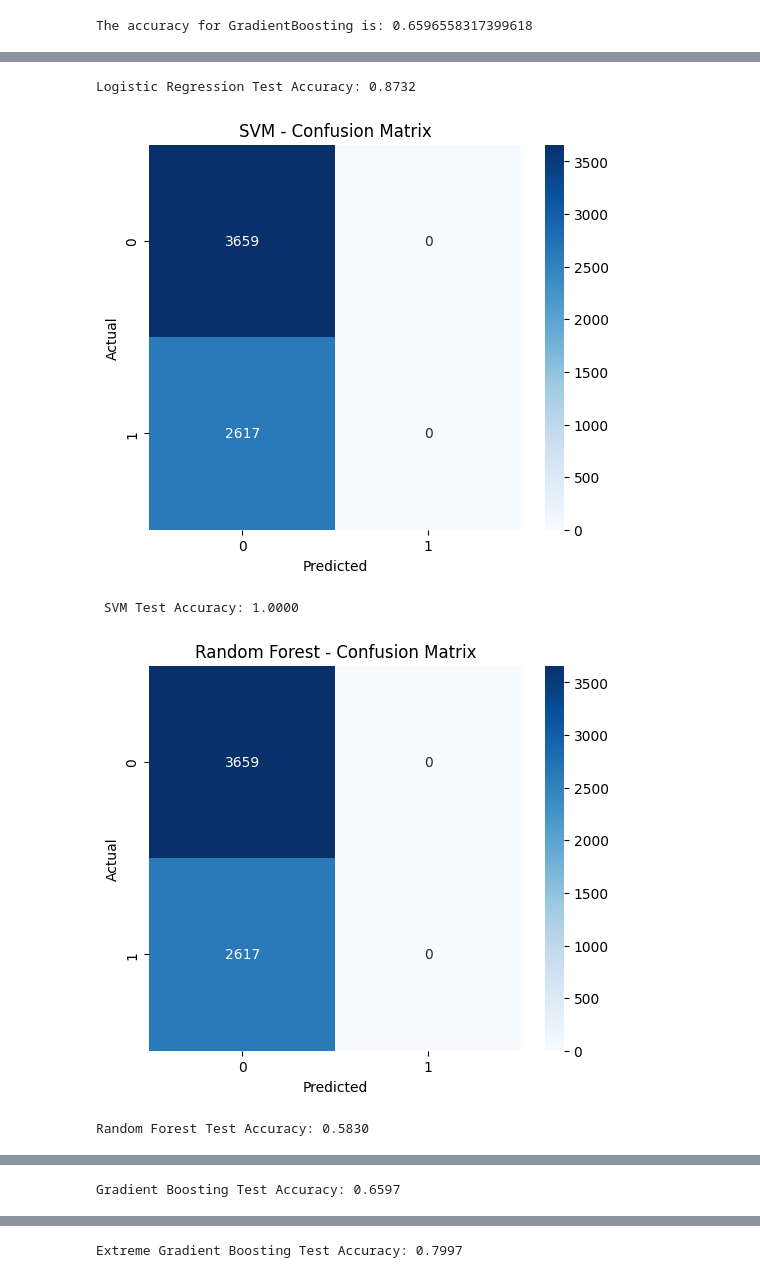
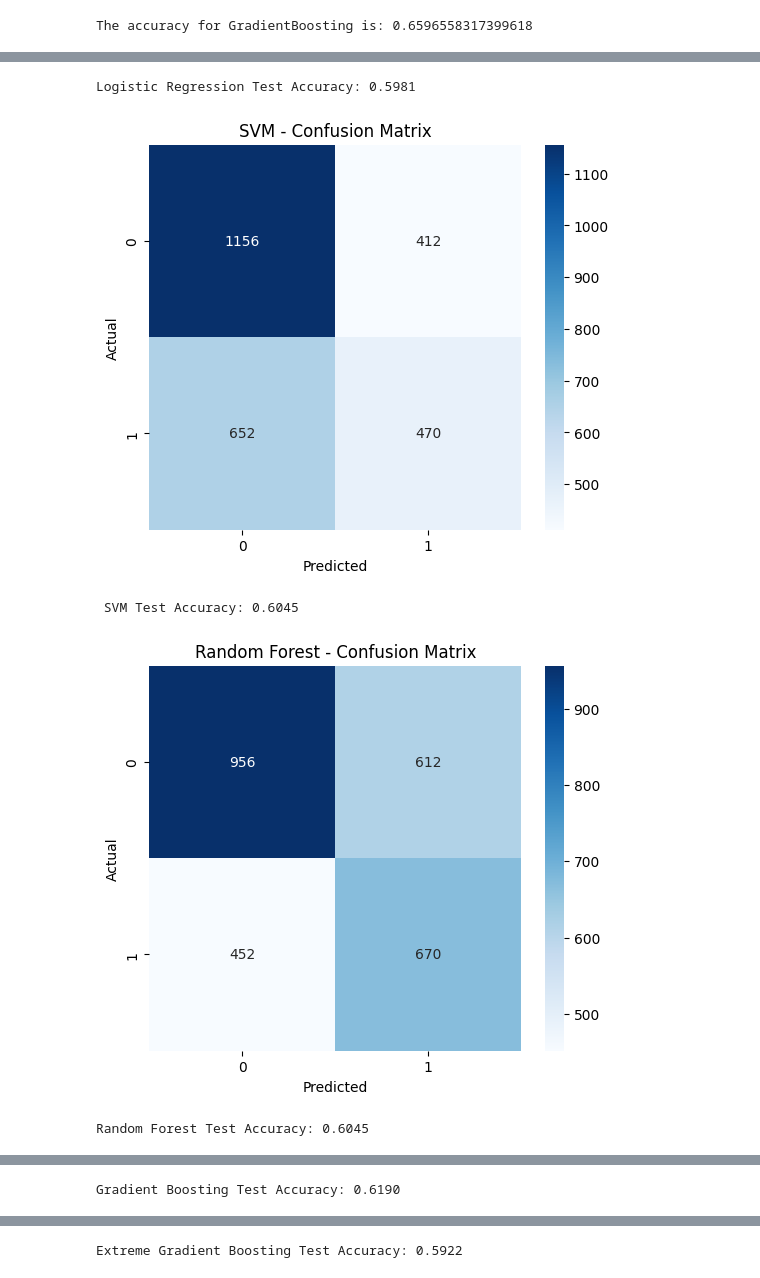
Before and after one commit to Rushavvv/car_insurance_prediction, a Jupyter notebook: 23048581_RushavSthapit.ipynb, the cells around one changed output, grey strips where cells are left out. Cells and saved outputs as stored; diff of their text form; code cells hidden in the pictures.

```diff
--- a/23048581_RushavSthapit.ipynb
+++ b/23048581_RushavSthapit.ipynb
@@ -365,15 +400,13 @@ Random Forest
 # %%
+# Trainig Random Forest
 from sklearn.ensemble import RandomForestClassifier
 from sklearn.metrics import accuracy_score
 
 rf = RandomForestClassifier(
-    n_estimators=400,
-    max_depth=6,
-    min_samples_leaf=30,
-    min_samples_split=60,
-    max_features='sqrt',
-    random_state=42,
-    n_jobs=-1
+    n_estimators=1000,
+    max_depth=10,
+    class_weight='balanced',
+    random_state=42
 )
 
 rf.fit(X_train, y_train)
@@ -473,63 +544,64 @@ print(f"The accuracy for GradientBoosting is: {gb_accuracy}")
 # %% [output]
 The accuracy for GradientBoosting is: 0.6596558317399618
 # %%
+# Plotting Confusion Matrices for All Models
 from sklearn.metrics import confusion_matrix
 import matplotlib.pyplot as plt
 import seaborn as sns
 
-logistic_pred_test = log.predict(X_train)
-svm_pred_test = svm.predict(X_train)
-rf_pred_test = rf.predict(X_train)
-gb_pred_test = gb.predict(X_train)
-xgb_pred_test = xgb.predict(X_train)
+logistic_pred_test = log.predict(X_test)
+svm_pred_test = svm.predict(X_test)
+rf_pred_test = rf.predict(X_test)
+gb_pred_test = gb.predict(X_test)
+xgb_pred_test = xgb.predict(X_test)
 
 # Logistic Regression Confusion Matrix
-cm_logistic = confusion_matrix(y_train, logistic_pred_test)
+cm_logistic = confusion_matrix(y_test, logistic_pred_test)
 plt.figure(figsize=(6, 5))
 sns.heatmap(cm_logistic, annot=True, fmt='d', cmap='Blues')
 plt.title('Logistic Regression - Confusion Matrix')
 plt.xlabel('Predicted')
 plt.ylabel('Actual')
 plt.show()
-print(f"Logistic Regression Test Accuracy: {accuracy_score(y_train, logistic_pred_test):.4f}\n")
+print(f"Logistic Regression Test Accuracy: {accuracy_score(y_test, logistic_pred_test):.4f}\n")
 
 # SVM Confusion Matrix
-cm_svm = confusion_matrix(y_train, svm_pred_test)
+cm_svm = confusion_matrix(y_test, svm_pred_test)
 plt.figure(figsize=(6, 5))
-sns.heatmap(cm_rf, annot=True, fmt='d', cmap='Blues')
+sns.heatmap(cm_svm, annot=True, fmt='d', cmap='Blues')
 plt.title('SVM - Confusion Matrix')
 plt.xlabel('Predicted')
 plt.ylabel('Actual')
 plt.show()
-print(f" SVM Test Accuracy: {accuracy_score(y_train, svm_pred_test):.4f}\n")
+print(f" SVM Test Accuracy: {accuracy_score(y_test, svm_pred_test):.4f}\n")
 
 # Random Forest Confusion Matrix
-cm_rf = confusion_matrix(y_train, rf_pred_test)
+cm_rf = confusion_matrix(y_test, rf_pred_test)
 plt.figure(figsize=(6, 5))
 sns.heatmap(cm_rf, annot=True, fmt='d', cmap='Blues')
 plt.title('Random Forest - Confusion Matrix')
 plt.xlabel('Predicted')
 plt.ylabel('Actual')
 plt.show()
-print(f"Random Forest Test Accuracy: {accuracy_score(y_train, rf_pred_test):.4f}\n")
+print(f"Random Forest Test Accuracy: {accuracy_score(y_test, rf_pred_test):.4f}\n")
 
 # Gradient Boosting Confusion Matrix
-cm_gb = confusion_matrix(y_train, gb_pred_test)
+cm_gb = confusion_matrix(y_test, gb_pred_test)
 plt.figure(figsize=(6, 5))
 sns.heatmap(cm_gb, annot=True, fmt='d', cmap='Blues')
 plt.title('Gradient Boosting - Confusion Matrix')
 plt.xlabel('Predicted')
 plt.ylabel('Actual')
 plt.show()
-print(f"Gradient Boosting Test Accuracy: {accuracy_score(y_train, gb_pred_test):.4f}")
+print(f"Gradient Boosting Test Accuracy: {accuracy_score(y_test, gb_pred_test):.4f}")
 
 # Extreme Gradient Boosting Confusion Matrix
-cm_xgb = confusion_matrix(y_train, xgb_pred_test)
+cm_xgb = confusion_matrix(y_test, xgb_pred_test)
 plt.figure(figsize=(6, 5))
 sns.heatmap(cm_xgb, annot=True, fmt='d', cmap='Blues')
 plt.title('Extreme Gradient Boosting - Confusion Matrix')
 plt.xlabel('Predicted')
 plt.ylabel('Actual')
 plt.show()
-print(f"Extreme Gradient Boosting Test Accuracy: {accuracy_score(y_train, xgb_pred_test):.4f}")
+print(f"Extreme Gradient Boosting Test Accuracy: {accuracy_score(y_test, xgb_pred_test):.4f}")
 # %% [output]
@@ -537,5 +609,5 @@ print(f"Extreme Gradient Boosting Test Accuracy: {accuracy_score(y_train, xgb_pr
-Logistic Regression Test Accuracy: 0.8732
+Logistic Regression Test Accuracy: 0.5981
-[figure, old version]
+[figure, new version]
- SVM Test Accuracy: 1.0000
+ SVM Test Accuracy: 0.6045
-[figure, old version]
+[figure, new version]
-Random Forest Test Accuracy: 0.5830
+Random Forest Test Accuracy: 0.6045
@@ -543 +615 @@ Random Forest Test Accuracy: 0.5830
-Gradient Boosting Test Accuracy: 0.6597
+Gradient Boosting Test Accuracy: 0.6190
@@ -545,2 +617,2 @@ Gradient Boosting Test Accuracy: 0.6597
-Extreme Gradient Boosting Test Accuracy: 0.7997
+Extreme Gradient Boosting Test Accuracy: 0.5922
 # %%
```
Also changed, not shown: parts of 49 cells of this notebook.
